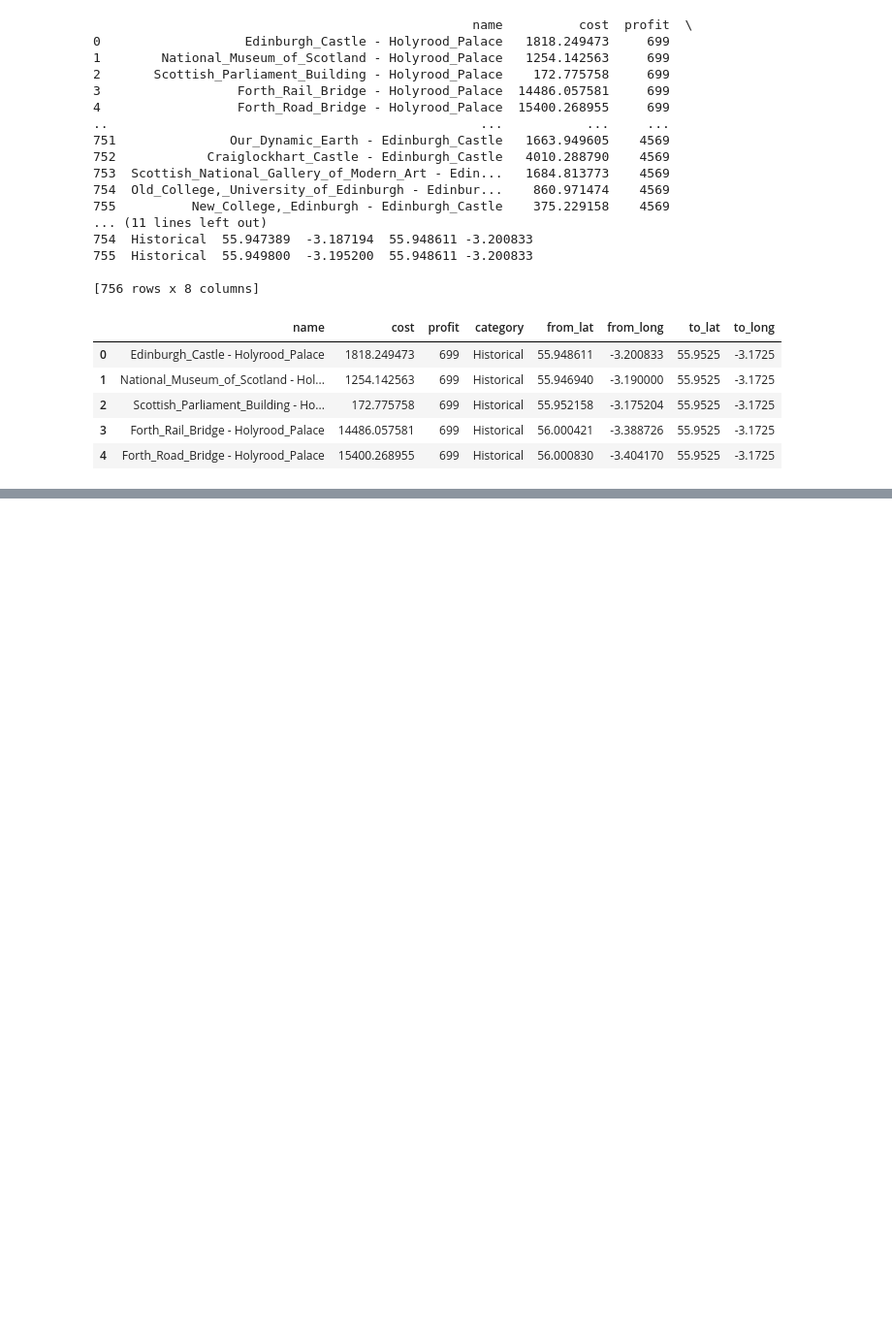
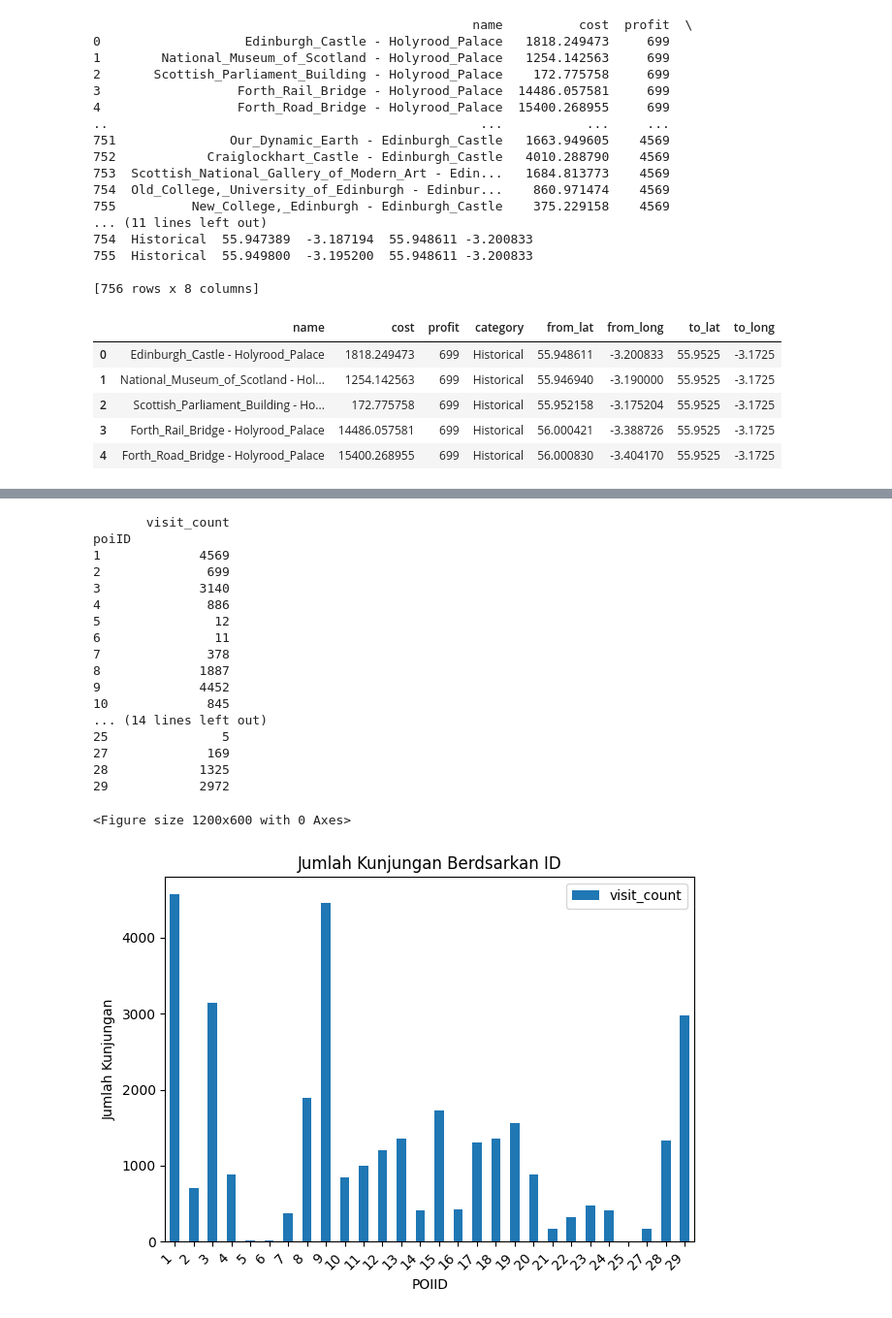
Before and after one commit to kyukazamiqq/Edinburgh_Visualization, a Jupyter notebook: main.ipynb, the cells around one changed output, grey strips where cells are left out. Shown: that part at 97% size. Drawn from its saved outputs; the diff is of its cells as text; code cells hidden in the pictures; blank space fills up the shorter version.

```diff
--- a/main.ipynb
+++ b/main.ipynb
@@ -109,0 +214,37 @@ edinburgh_map.save("edinburgh_poi_map.html")
+# %%
+# Menghitung jumlah kunjungan per POI
+
+poi_photo = uservisit[["photoID", "poiID"]].groupby('poiID').agg(np.size)
+
+poi_photo.columns = ['visit_count']
+
+print(poi_photo)
+
+plt.figure(figsize=(12, 6))
+poi_photo.plot(kind='bar')
+plt.title('Jumlah Kunjungan Berdsarkan ID')
+plt.xlabel('POIID')
+plt.ylabel('Jumlah Kunjungan')
+plt.xticks(rotation=45, ha='right')  # Rotasi label sumbu x agar lebih mudah dibaca
+plt.tight_layout()
+plt.show()
+# %% [output]
+       visit_count
+poiID
+1             4569
+2              699
+3             3140
+4              886
+5               12
+6               11
+7              378
+8             1887
+9             4452
+10             845
+... (14 lines left out)
+25               5
+27             169
+28            1325
+29            2972
+<Figure size 1200x600 with 0 Axes>
+[figure, added]
```
Also changed, not shown: parts of 6 cells of this notebook, 1 other file.
